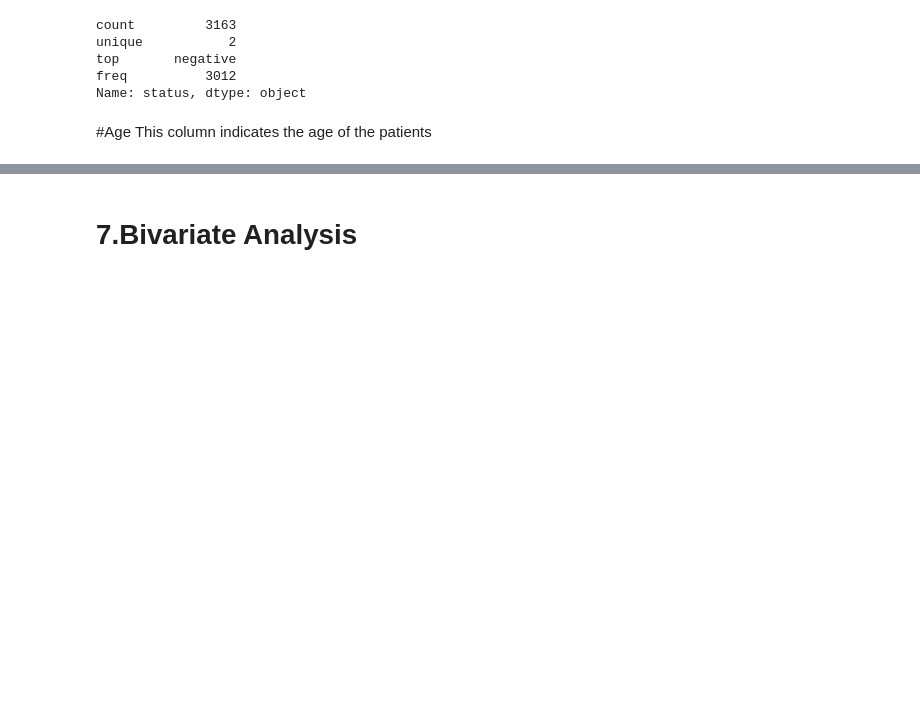
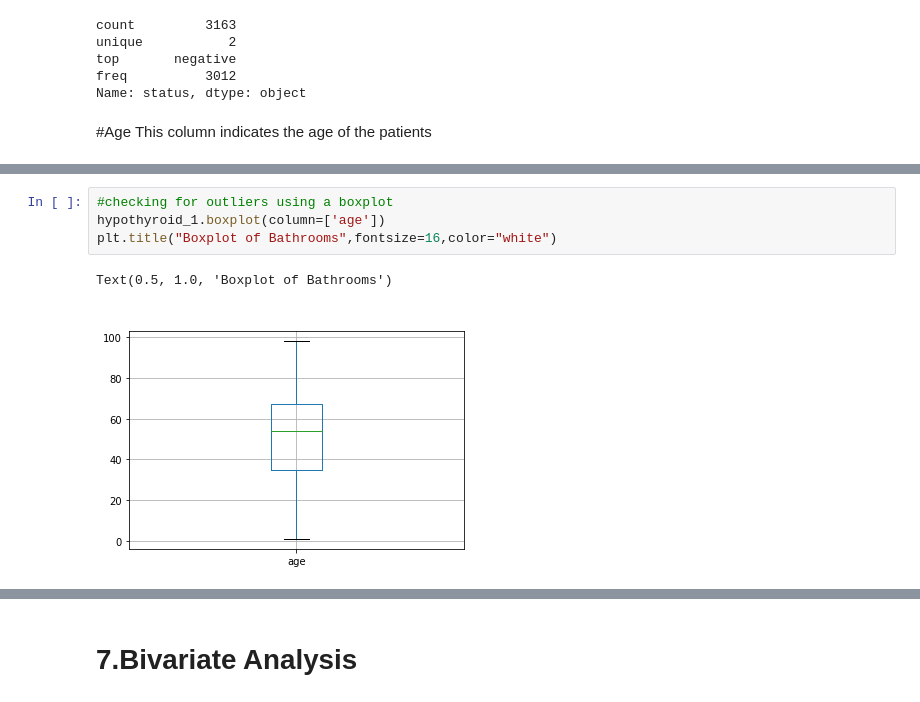
Before and after one commit to vivianusdjpy/Nairobi-Hospital-test-for-hypothyroidism., a Jupyter notebook: Nairobi_Hospital_test_for_hypothyroidism_.ipynb, the cells around one changed output, grey strips where cells are left out. Cells and saved outputs as stored; diff of their text form; blank space fills up the shorter version.

```diff
--- a/Nairobi_Hospital_test_for_hypothyroidism_.ipynb
+++ b/Nairobi_Hospital_test_for_hypothyroidism_.ipynb
@@ -395,0 +275,7 @@ data4.shape
+# %%
+#checking for outliers using a boxplot
+hypothyroid_1.boxplot(column=['age'])
+plt.title("Boxplot of Bathrooms",fontsize=16,color="white")
+# %% [output]
+Text(0.5, 1.0, 'Boxplot of Bathrooms')
+[figure, added]
```
Also changed, not shown: parts of 73 cells of this notebook.
